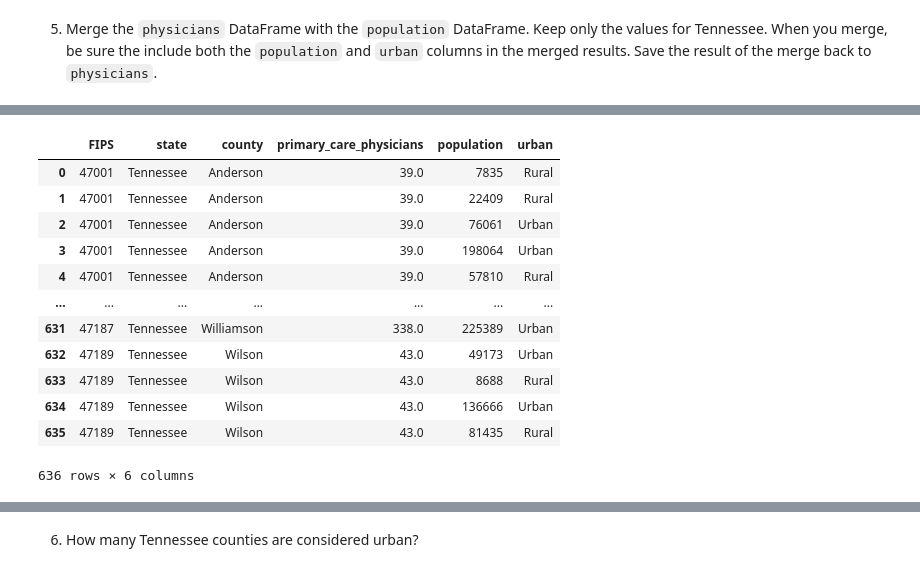
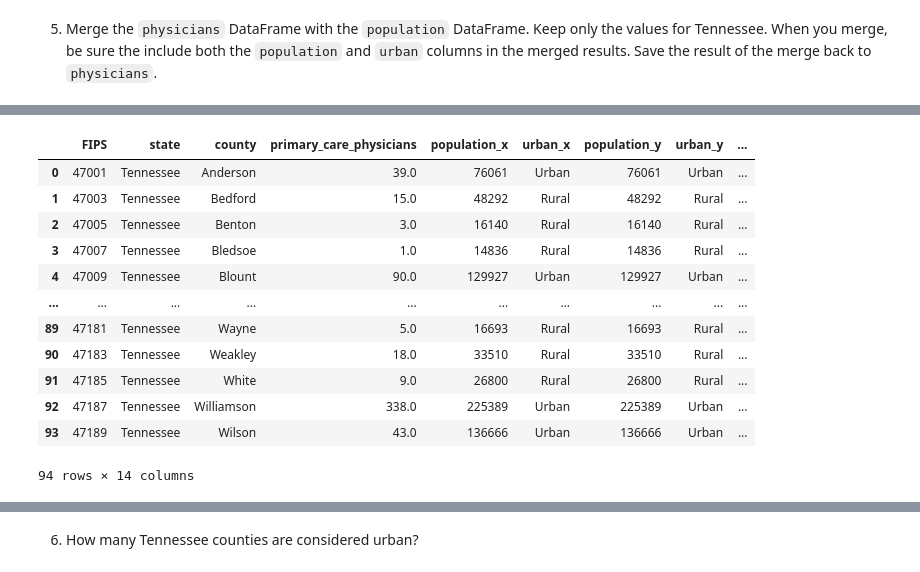
Before and after one commit to zachryje/data-science-essentials-4, a Jupyter notebook: notebooks/week_two_coding_tasks.ipynb, the cells around one changed output, grey strips where cells are left out. Saved outputs shown, nothing was run; the diff lists cells and outputs as text; code cells hidden in the pictures.

```diff
--- a/notebooks/week_two_coding_tasks.ipynb
+++ b/notebooks/week_two_coding_tasks.ipynb
@@ -83,7 +72,8 @@ population
 # %% [markdown]
 5. Merge the `physicians` DataFrame with the `population` DataFrame. Keep only the values for Tennessee. When you merge, be sure the include both the `population` and `urban` columns in the merged results. Save the result of the merge back to `physicians`.
 # %%
-population['county'] = population['county'].str.split(' ', expand = True)[0]
-population.head()
+population['county'].str.split(' County', expand = True)
+population['county']=population['county'].str.split(' County', expand = True)[0]
+population
 # %% [output]
 |  | FIPS | population | county | state | urban |
@@ -95,19 +108,19 @@ population.head()
 # %%
-population.loc[population['state'] == 'TENNESSEE']
+population = population.loc[population['state'] == 'TENNESSEE']
 physicians = pd.merge(left = physicians,
          right = population[['county','population', 'urban']])
 physicians
 # %% [output]
-|  | FIPS | state | county | primary_care_physicians | population | urban |
-| 0 | 47001 | Tennessee | Anderson | 39.0 | 7835 | Rural |
-| 1 | 47001 | Tennessee | Anderson | 39.0 | 22409 | Rural |
-| 2 | 47001 | Tennessee | Anderson | 39.0 | 76061 | Urban |
-| 3 | 47001 | Tennessee | Anderson | 39.0 | 198064 | Urban |
-| 4 | 47001 | Tennessee | Anderson | 39.0 | 57810 | Rural |
-| ... | ... | ... | ... | ... | ... | ... |
-| 631 | 47187 | Tennessee | Williamson | 338.0 | 225389 | Urban |
-| 632 | 47189 | Tennessee | Wilson | 43.0 | 49173 | Urban |
-| 633 | 47189 | Tennessee | Wilson | 43.0 | 8688 | Rural |
-| 634 | 47189 | Tennessee | Wilson | 43.0 | 136666 | Urban |
-| 635 | 47189 | Tennessee | Wilson | 43.0 | 81435 | Rural |
+|  | FIPS | state | county | primary_care_physicians | population_x | urban_x | population_y | urban_y | ... |
+| 0 | 47001 | Tennessee | Anderson | 39.0 | 76061 | Urban | 76061 | Urban | ... |
+| 1 | 47003 | Tennessee | Bedford | 15.0 | 48292 | Rural | 48292 | Rural | ... |
+| 2 | 47005 | Tennessee | Benton | 3.0 | 16140 | Rural | 16140 | Rural | ... |
+| 3 | 47007 | Tennessee | Bledsoe | 1.0 | 14836 | Rural | 14836 | Rural | ... |
+| 4 | 47009 | Tennessee | Blount | 90.0 | 129927 | Urban | 129927 | Urban | ... |
+| ... | ... | ... | ... | ... | ... | ... | ... | ... | ... |
+| 89 | 47181 | Tennessee | Wayne | 5.0 | 16693 | Rural | 16693 | Rural | ... |
+| 90 | 47183 | Tennessee | Weakley | 18.0 | 33510 | Rural | 33510 | Rural | ... |
+| 91 | 47185 | Tennessee | White | 9.0 | 26800 | Rural | 26800 | Rural | ... |
+| 92 | 47187 | Tennessee | Williamson | 338.0 | 225389 | Urban | 225389 | Urban | ... |
+| 93 | 47189 | Tennessee | Wilson | 43.0 | 136666 | Urban | 136666 | Urban | ... |
-636 rows × 6 columns
+94 rows × 14 columns
```
Also changed, not shown: parts of 18 cells of this notebook.
